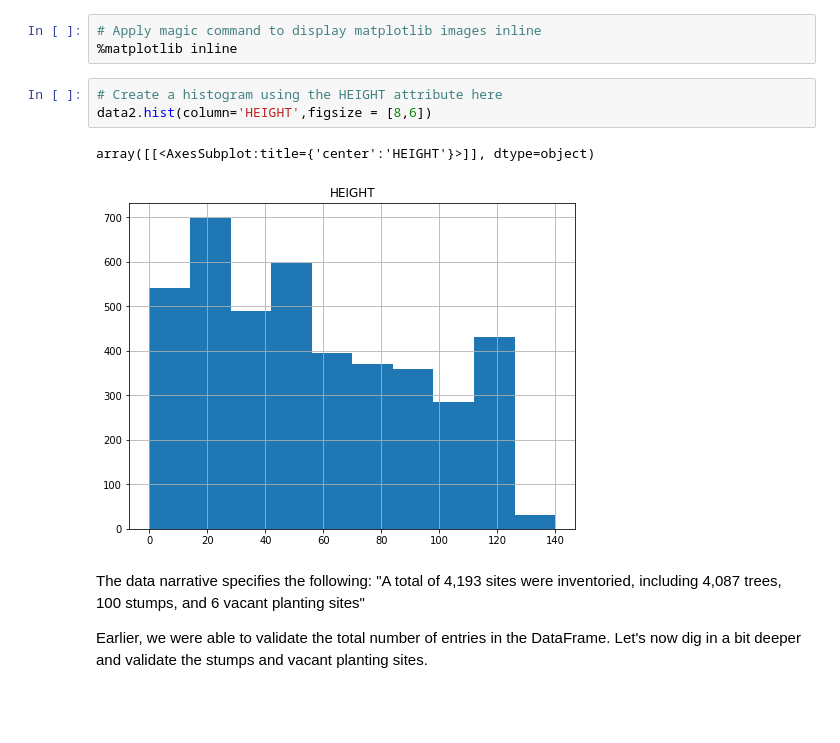
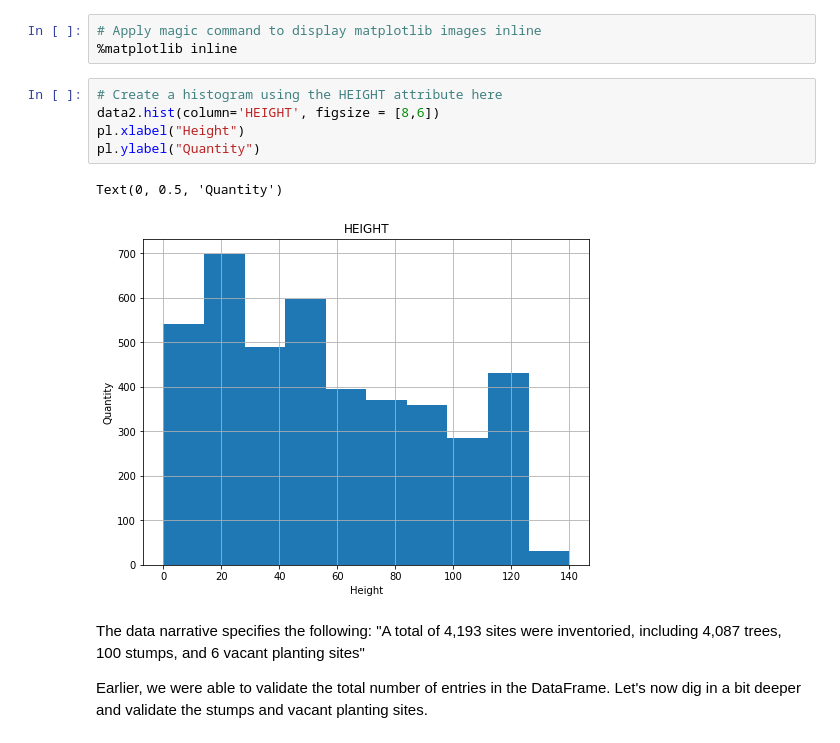
Before and after one commit to AllenChung6/DataEngineering.Labs.CityOfNewarkDETreeSurvey, a Jupyter notebook: newark_de_tree_survey.ipynb, the cells around one changed output. Drawn from its saved outputs; the diff is of its cells as text; blank space fills up the shorter version.

Commit message:
Finished bar plot.

```diff
--- a/newark_de_tree_survey.ipynb
+++ b/newark_de_tree_survey.ipynb
@@ -114,10 +114,12 @@ resources:
 %matplotlib inline
 # %%
 # Create a histogram using the HEIGHT attribute here
-data2.hist(column='HEIGHT',figsize = [8,6])
+data2.hist(column='HEIGHT', figsize = [8,6])
+pl.xlabel("Height")
+pl.ylabel("Quantity")
 # %% [output]
-array([[<AxesSubplot:title={'center':'HEIGHT'}>]], dtype=object)
+Text(0, 0.5, 'Quantity')
-[figure, old version]
+[figure, new version]
 # %% [markdown]
 The data narrative specifies the following:
 "A total of 4,193 sites were inventoried, including 4,087 trees, 100 stumps, and 6 vacant planting sites"
```
Also changed, not shown: parts of 5 cells of this notebook.
